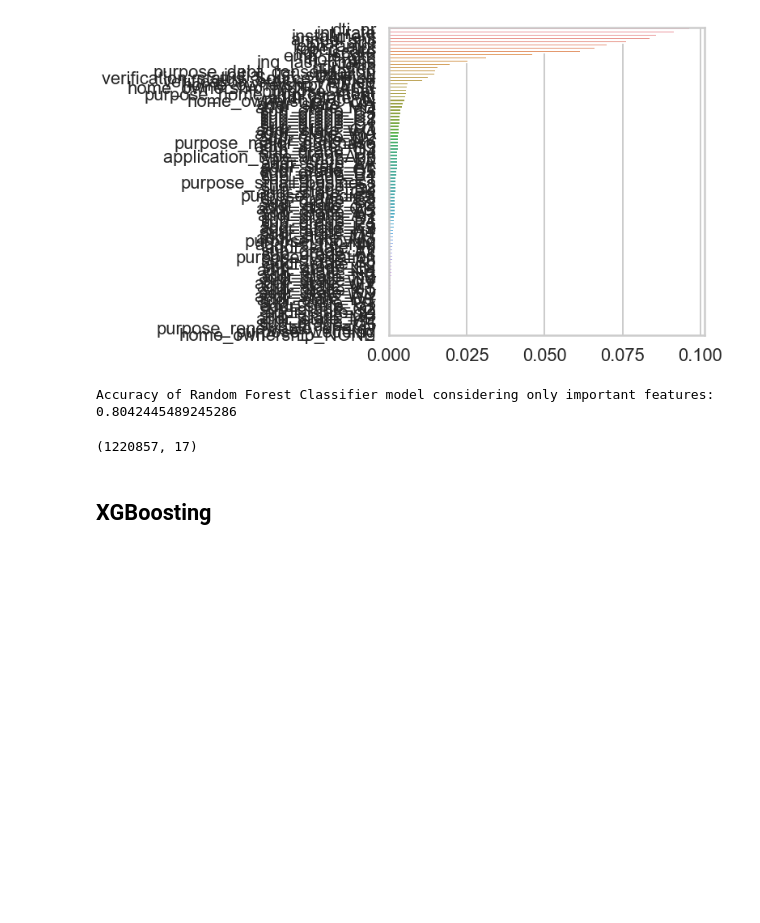
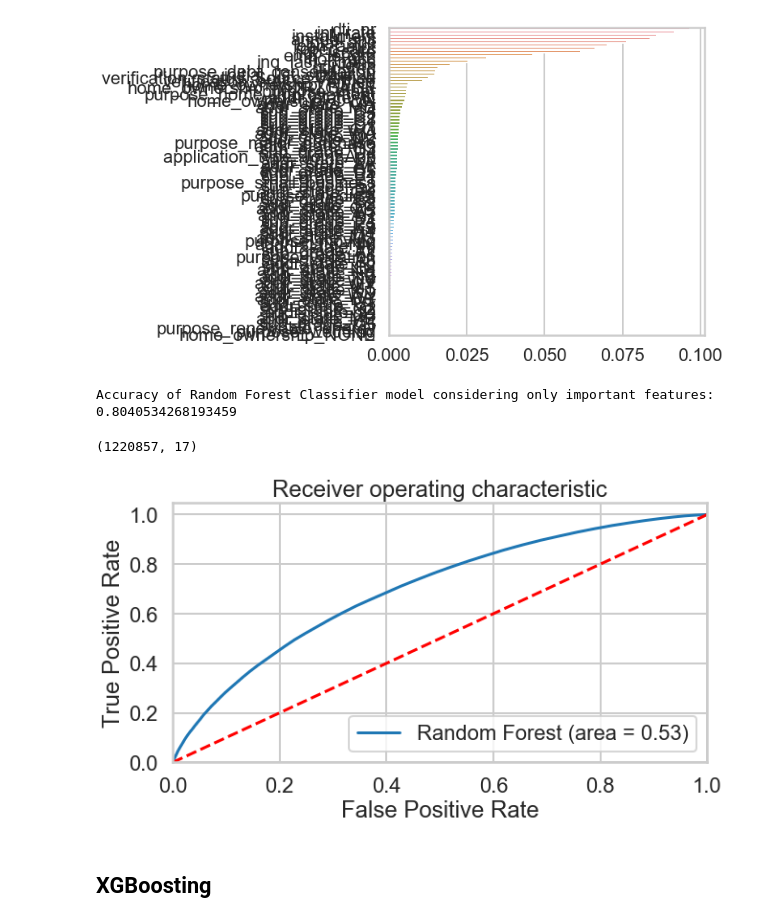
Before and after one commit to ksurasura/Loan-Default-Prediction-Python-, a Jupyter notebook: Loan Prediction Data Story.ipynb, the cells around one changed output. Drawn from its saved outputs; the diff is of its cells as text; code cells hidden in the pictures; blank space fills up the shorter version.

```diff
--- a/Loan Prediction Data Story.ipynb
+++ b/Loan Prediction Data Story.ipynb
@@ -1690,17 +1690,33 @@ X2 = X1[['dti_nr','int_rate','installment','annual_inc','total_acc','loan_amnt',
 y2=y1
 # %%
 X2_train, X2_test, y2_train, y2_test = train_test_split(X2, y2, test_size=0.3, random_state=5)
-clf=RandomForestClassifier(n_estimators=100)
-clf.fit(X2_train,y2_train)
+clf1=RandomForestClassifier(n_estimators=100)
+clf1.fit(X2_train,y2_train)
 
-y_pred_RF1 = clf.predict(X2_test)
+y_pred_RF1 = clf1.predict(X2_test)
 print("Accuracy of Random Forest Classifier model considering only important features:",
       metrics.accuracy_score(y2_test, y_pred_RF1))
 # %% [output]
-Accuracy of Random Forest Classifier model considering only important features: 0.8042445489245286
+Accuracy of Random Forest Classifier model considering only important features: 0.8040534268193459
 # %%
 X2.shape
 # %% [output]
 (1220857, 17)
+# %%
+rf1_roc_auc = roc_auc_score(y2_test, y_pred_RF1)
+fpr_rf1, tpr_rf1, thresholds_rf1 = roc_curve(y2_test, clf1.predict_proba(X2_test)[:,1])
+pp.figure(figsize=(10,5))
+pp.plot(fpr_rf1, tpr_rf1, label='Random Forest (area = %0.2f)' % rf1_roc_auc)
+pp.plot([0, 1], [0, 1],'r--')
+pp.xlim([0.0, 1.0])
+pp.ylim([0.0, 1.05])
+pp.xlabel('False Positive Rate')
+pp.ylabel('True Positive Rate')
+pp.title('Receiver operating characteristic')
+pp.legend(loc="lower right")
+pp.savefig('rf1_ROC')
+pp.show()
+# %% [output]
+[figure, added]
 # %% [markdown]
 ## XGBoosting
```
